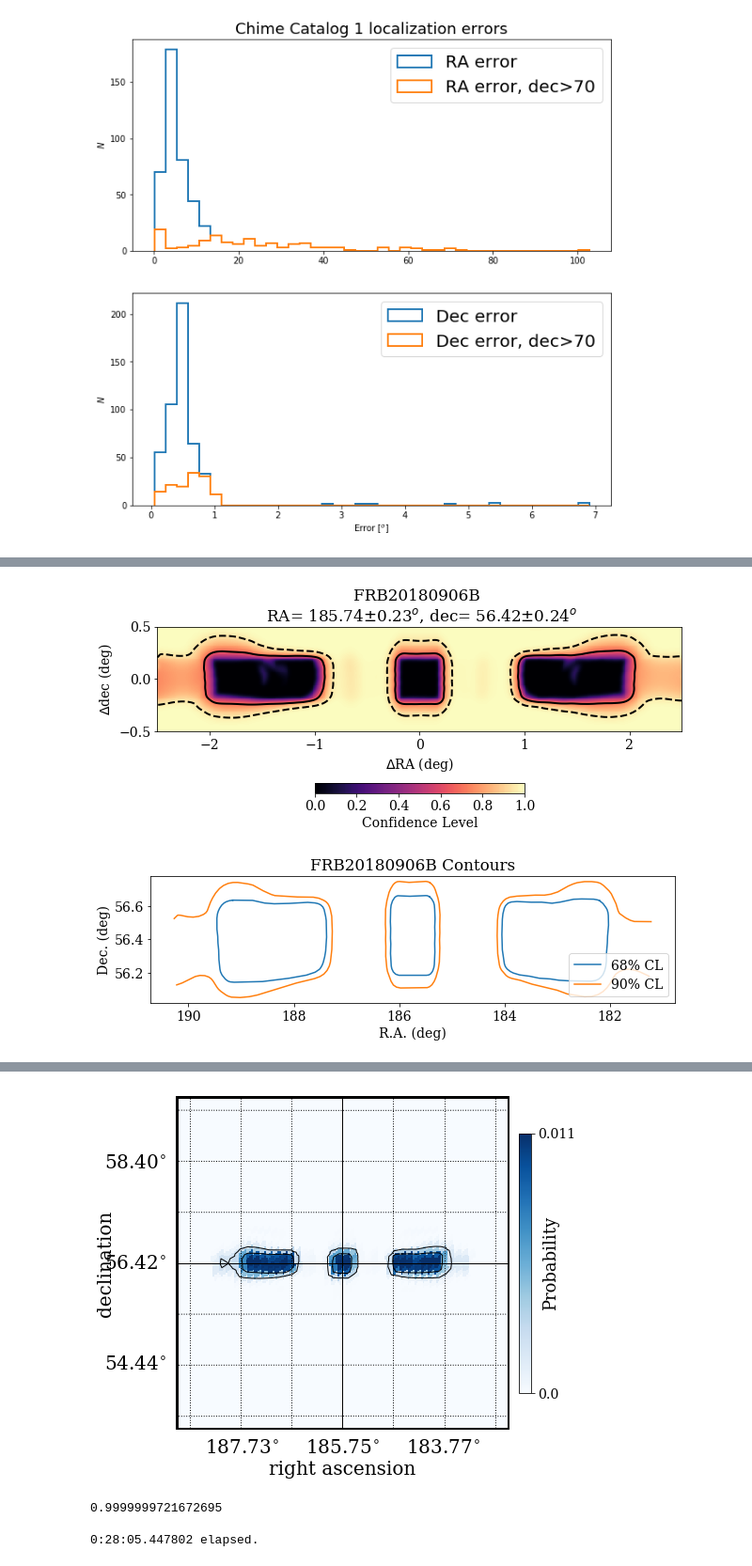
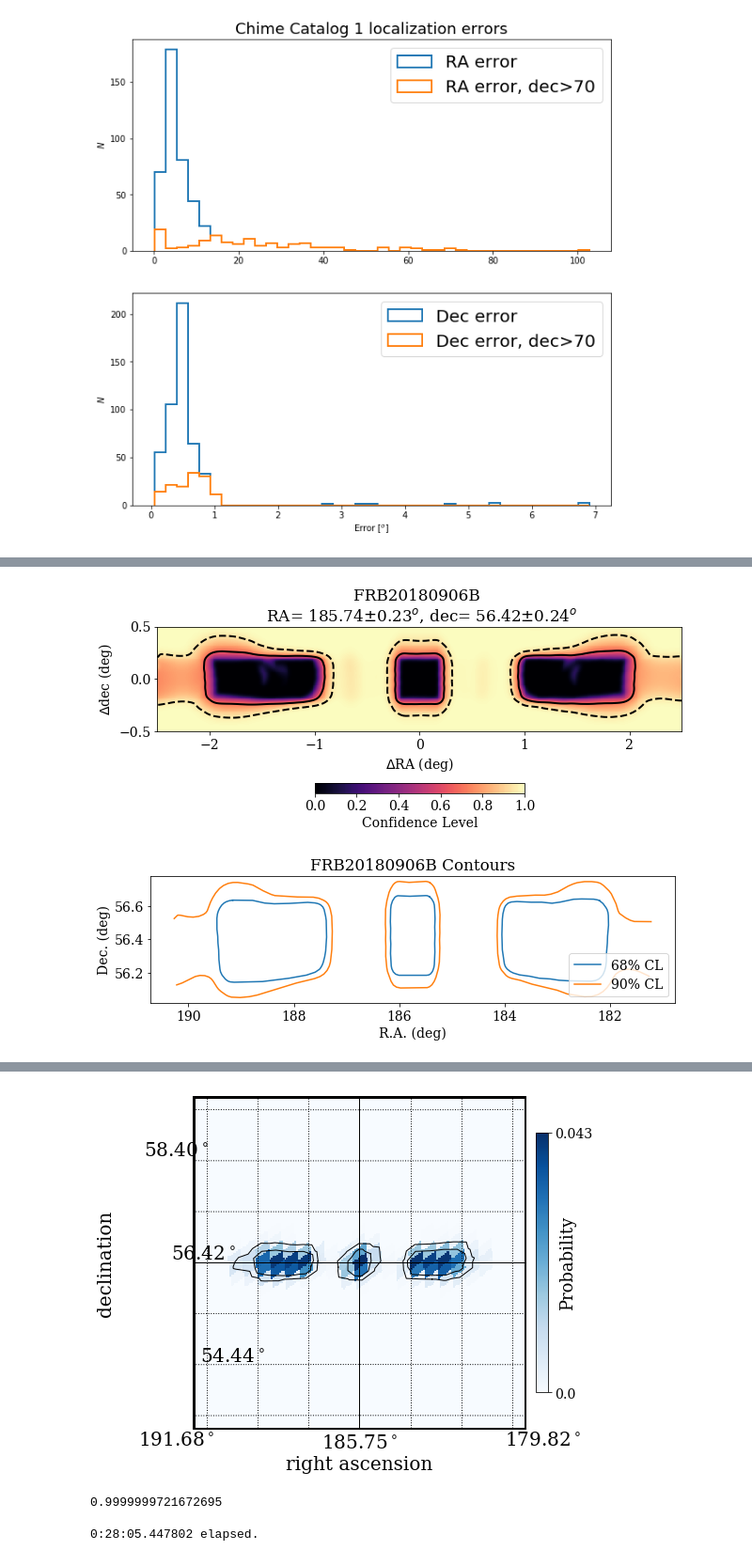
Before and after one commit to jessiethw/FRB, a Jupyter notebook: localizations.ipynb, the cells around one changed output, grey strips where cells are left out. Shown at 94% size. Saved outputs shown, nothing was run; the diff lists cells and outputs as text; code cells hidden in the pictures.

Commit message:
fixed ra axis on healpy loc plots

```diff
--- a/localizations.ipynb
+++ b/localizations.ipynb
@@ -300,8 +379,8 @@ make_healpix_mapping(f)
 f2=h5.File(samp_f[0],'r')
 show_localizations(f2)
 show_contours(f2)
-with(time('healpix map, %s, nside=512'%samp_f[0][len(dat_loc):])):
-    make_healpix_mapping(f2, new_nside=512)
+with(time('healpix map, %s, nside=256'%samp_f[0][len(dat_loc):])):
+    make_healpix_mapping(f2, new_nside=256)
 # %% [output]
 [figure]
 [figure]
@@ -311,4 +390,4 @@ with(time('healpix map, %s, nside=512'%samp_f[0][len(dat_loc):])):
-[figure, old version]
+[figure, new version]
 # %%
 f2=h5.File(samp_f[0],'r')
 with(time('healpix map, %s, nside=1024'%samp_f[0][len(dat_loc):])):
```
Also changed, not shown: parts of 5 cells of this notebook.
